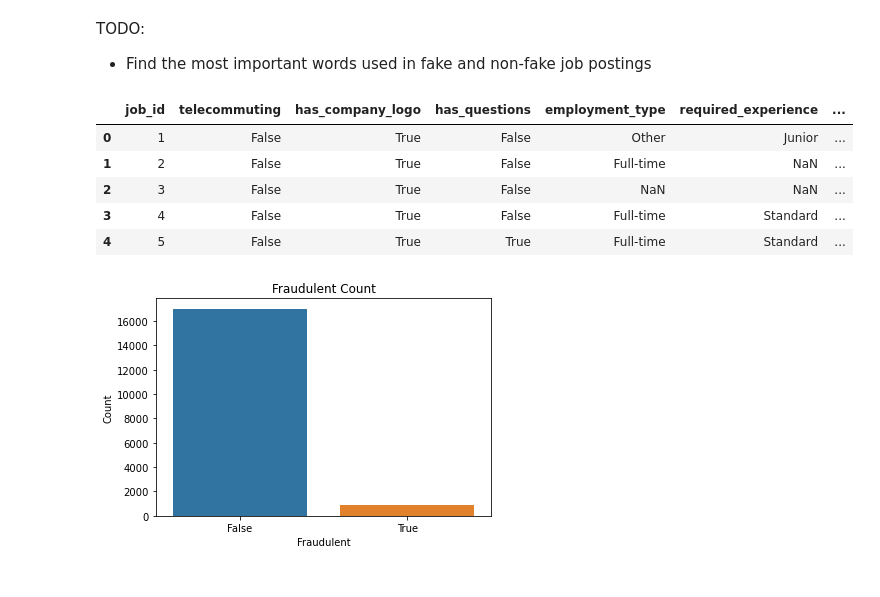
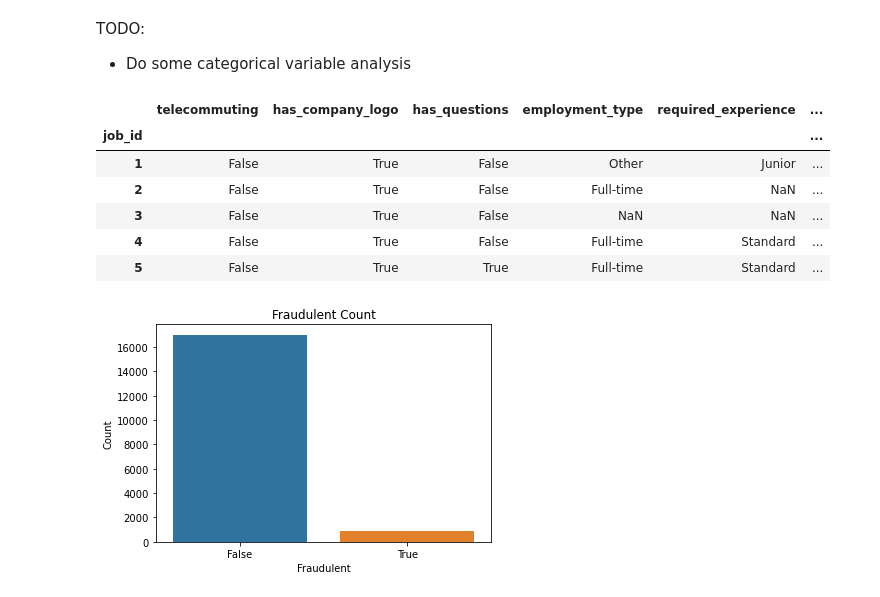
Before and after one commit to RodAli/fake-job-postings-analysis, a Jupyter notebook: Data_Visualization.ipynb, the cells around one changed output. Drawn from its saved outputs; the diff is of its cells as text; code cells hidden in the pictures.

```diff
--- a/Data_Visualization.ipynb
+++ b/Data_Visualization.ipynb
@@ -1,6 +1,6 @@
 # %% [markdown]
 TODO:
-- Find the most important words used in fake and non-fake job postings
+- Do some categorical variable analysis
 # %%
 import pandas as pd
 import seaborn as sns
@@ -9,13 +11,15 @@ from matplotlib.pyplot import figure
 # %%
 df = pd.read_csv('./cleaned_fake_job_postings.csv')
+df.set_index("job_id", inplace=True)
 df.head()
 # %% [output]
-|  | job_id | telecommuting | has_company_logo | has_questions | employment_type | required_experience | ... |
-| 0 | 1 | False | True | False | Other | Junior | ... |
-| 1 | 2 | False | True | False | Full-time | NaN | ... |
-| 2 | 3 | False | True | False | NaN | NaN | ... |
-| 3 | 4 | False | True | False | Full-time | Standard | ... |
-| 4 | 5 | False | True | True | Full-time | Standard | ... |
+|  | telecommuting | has_company_logo | has_questions | employment_type | required_experience | ... |
+| job_id |  |  |  |  |  | ... |
+| 1 | False | True | False | Other | Junior | ... |
+| 2 | False | True | False | Full-time | NaN | ... |
+| 3 | False | True | False | NaN | NaN | ... |
+| 4 | False | True | False | Full-time | Standard | ... |
+| 5 | False | True | True | Full-time | Standard | ... |
 # %%
 def clean_label_name(text):
     return text.replace("_", " ").title()
```
Also changed, not shown: parts of 9 cells of this notebook, 2 other files.
